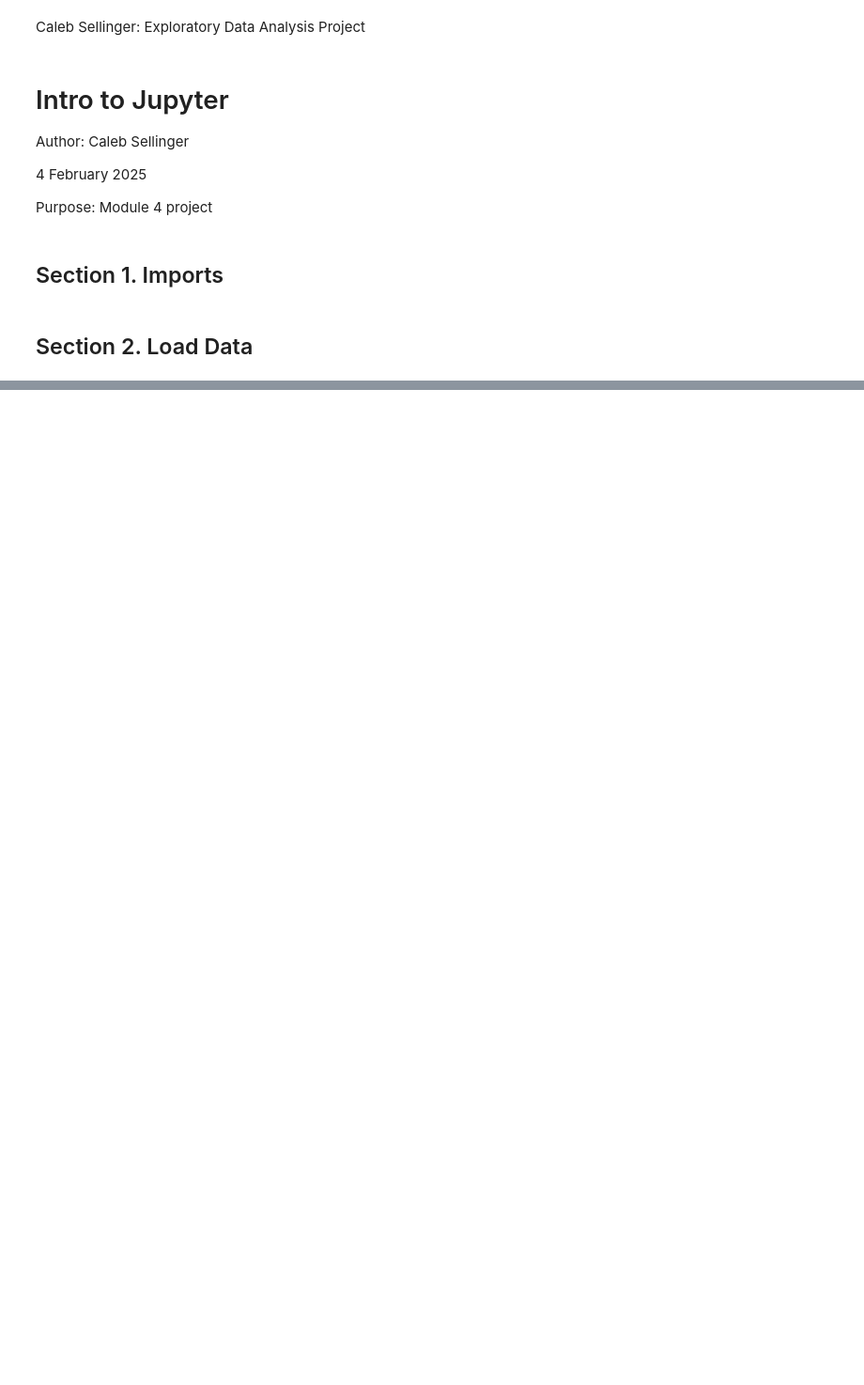
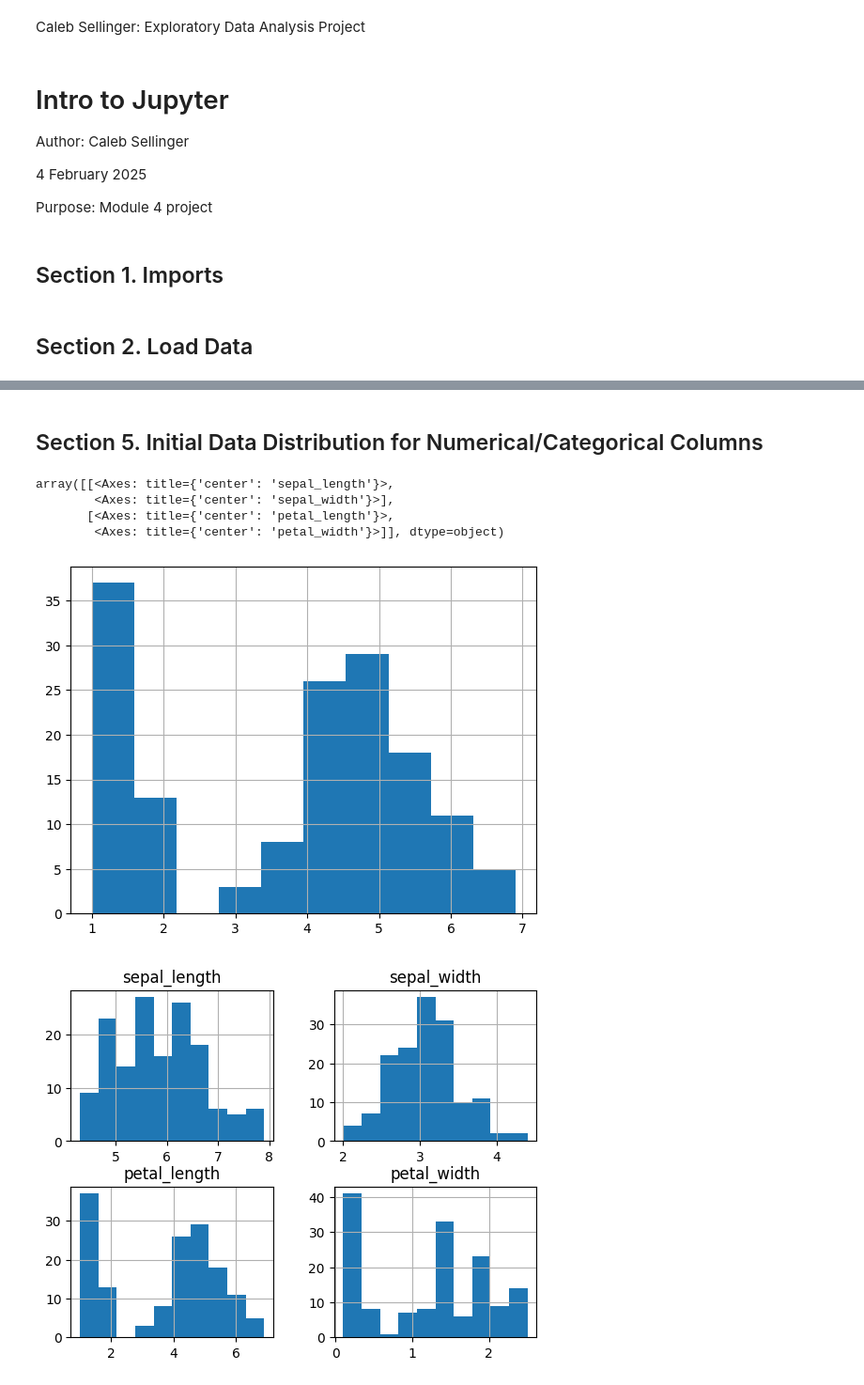
Before and after one commit to crsellinger/datafun-04-eda, a Jupyter notebook: main.ipynb, the cells around one changed output, grey strips where cells are left out. Shown at 94% size. Saved outputs shown, nothing was run; the diff lists cells and outputs as text; code cells hidden in the pictures; blank space fills up the shorter version.

```diff
--- a/main.ipynb
+++ b/main.ipynb
@@ -29,0 +61,16 @@ df:pd.DataFrame = sns.load_dataset('iris')
+# %% [markdown]
+## Section 5. Initial Data Distribution for Numerical/Categorical Columns
+# %%
+df['petal_length'].hist()
+
+df.hist()
+
+# Not needed while running in Jupyter Notebook
+# mp.show()
+# %% [output]
+array([[<Axes: title={'center': 'sepal_length'}>,
+        <Axes: title={'center': 'sepal_width'}>],
+       [<Axes: title={'center': 'petal_length'}>,
+        <Axes: title={'center': 'petal_width'}>]], dtype=object)
+[figure, added]
+[figure, added]
```
Also changed, not shown: parts of 14 cells of this notebook.
